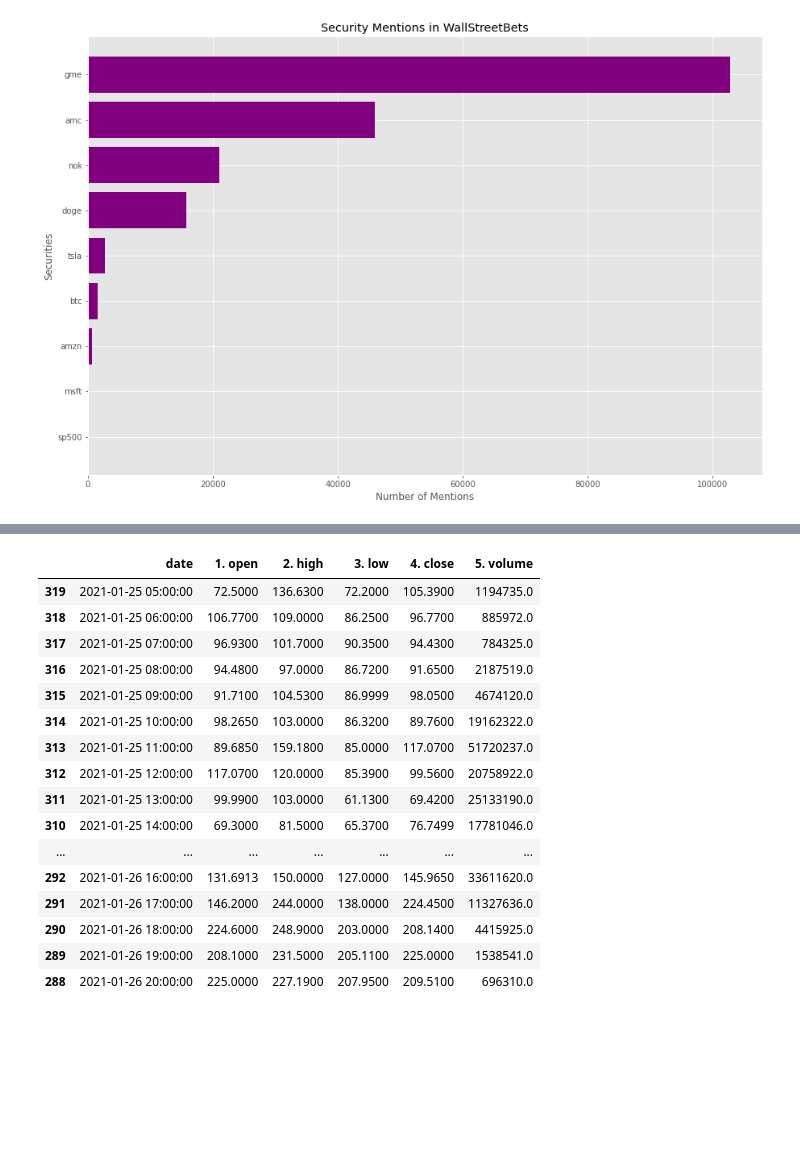
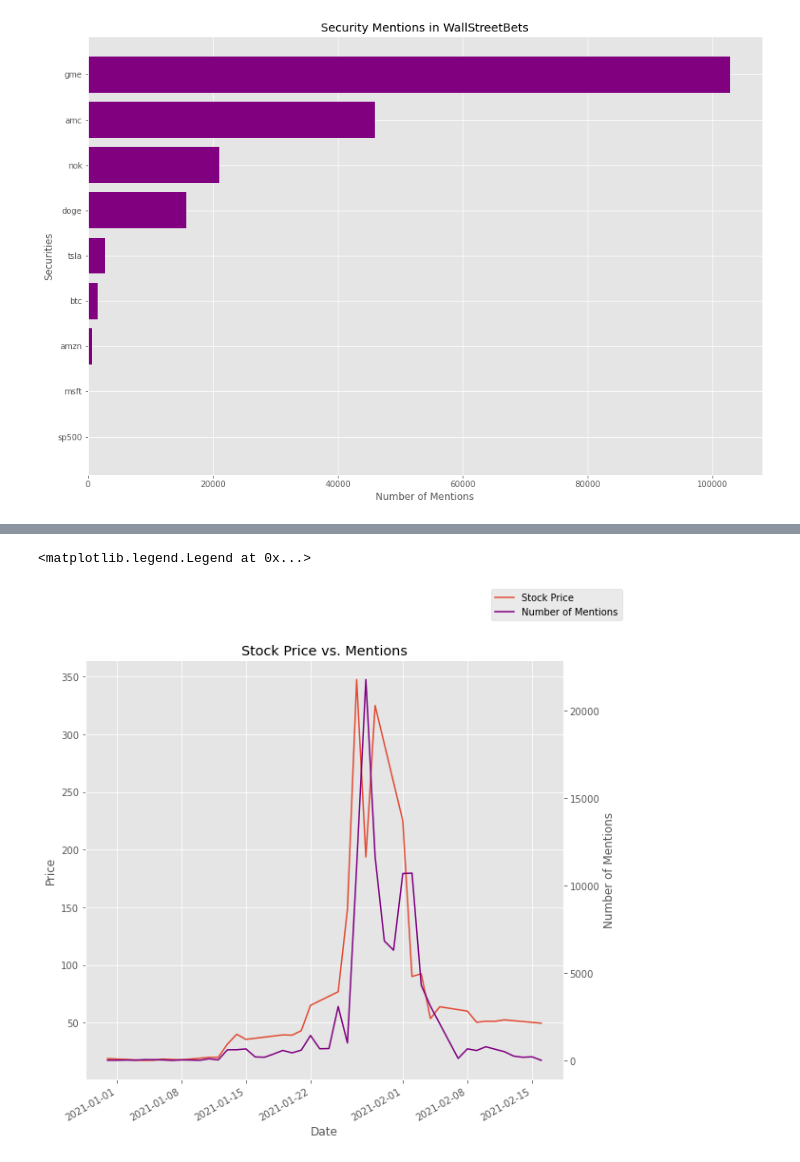
Before and after one commit to daniellkennett/WallstreetbetsAnalysis, a Jupyter notebook: WSB EDA.ipynb, the cells around one changed output, grey strips where cells are left out. Drawn from its saved outputs; the diff is of its cells as text; code cells hidden in the pictures; blank space fills up the shorter version.

```diff
--- a/WSB EDA.ipynb
+++ b/WSB EDA.ipynb
@@ -201,20 +198,24 @@ gme_daily
-# %%
-gme_hourly
-# %% [output]
-|  | date | 1. open | 2. high | 3. low | 4. close | 5. volume |
-| 319 | 2021-01-25 05:00:00 | 72.5000 | 136.6300 | 72.2000 | 105.3900 | 1194735.0 |
-| 318 | 2021-01-25 06:00:00 | 106.7700 | 109.0000 | 86.2500 | 96.7700 | 885972.0 |
-| 317 | 2021-01-25 07:00:00 | 96.9300 | 101.7000 | 90.3500 | 94.4300 | 784325.0 |
-| 316 | 2021-01-25 08:00:00 | 94.4800 | 97.0000 | 86.7200 | 91.6500 | 2187519.0 |
-| 315 | 2021-01-25 09:00:00 | 91.7100 | 104.5300 | 86.9999 | 98.0500 | 4674120.0 |
-| 314 | 2021-01-25 10:00:00 | 98.2650 | 103.0000 | 86.3200 | 89.7600 | 19162322.0 |
-| 313 | 2021-01-25 11:00:00 | 89.6850 | 159.1800 | 85.0000 | 117.0700 | 51720237.0 |
-| 312 | 2021-01-25 12:00:00 | 117.0700 | 120.0000 | 85.3900 | 99.5600 | 20758922.0 |
-| 311 | 2021-01-25 13:00:00 | 99.9900 | 103.0000 | 61.1300 | 69.4200 | 25133190.0 |
-| 310 | 2021-01-25 14:00:00 | 69.3000 | 81.5000 | 65.3700 | 76.7499 | 17781046.0 |
-| ... | ... | ... | ... | ... | ... | ... |
-| 292 | 2021-01-26 16:00:00 | 131.6913 | 150.0000 | 127.0000 | 145.9650 | 33611620.0 |
-| 291 | 2021-01-26 17:00:00 | 146.2000 | 244.0000 | 138.0000 | 224.4500 | 11327636.0 |
-| 290 | 2021-01-26 18:00:00 | 224.6000 | 248.9000 | 203.0000 | 208.1400 | 4415925.0 |
-| 289 | 2021-01-26 19:00:00 | 208.1000 | 231.5000 | 205.1100 | 225.0000 | 1538541.0 |
-| 288 | 2021-01-26 20:00:00 | 225.0000 | 227.1900 | 207.9500 | 209.5100 | 696310.0 |
+# %%
+fig, ax1 = plt.subplots(figsize = (9,9))
+ax2 = ax1.twinx()
+
+
+ax1.plot(gme_daily['date'], gme_daily['5. adjusted close'], label = 'Stock Price')
+ax1.set_xlabel('Date')
+ax1.set_ylabel('Price')
+ax1.set_title('Stock Price vs. Mentions')
+
+
+x = gme_date['date']
+y = gme_date['count']
+
+ax2.plot(x,y, color = 'purple', label = 'Number of Mentions')
+ax2.grid(b=False)
+ax2.set_ylabel('Number of Mentions')
+
+
+fig.autofmt_xdate()
+fig.legend()
+# %% [output]
+<matplotlib.legend.Legend at 0x...>
+[figure, added]
```
Also changed, not shown: parts of 6 cells of this notebook.
